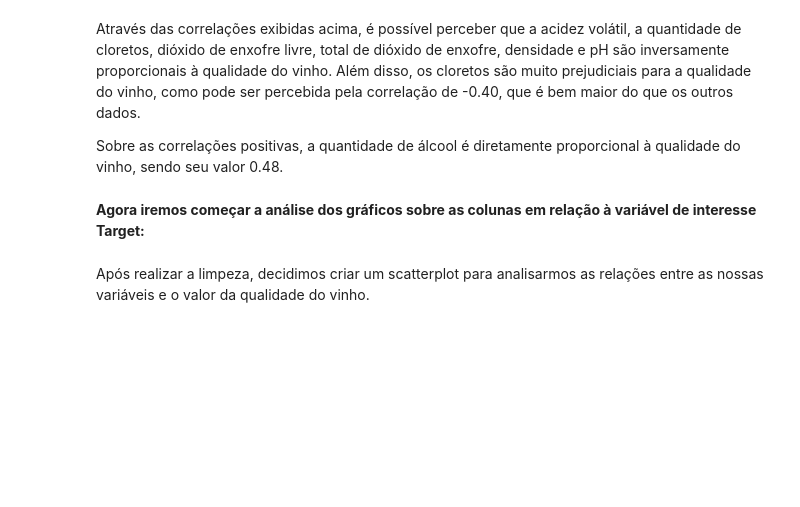
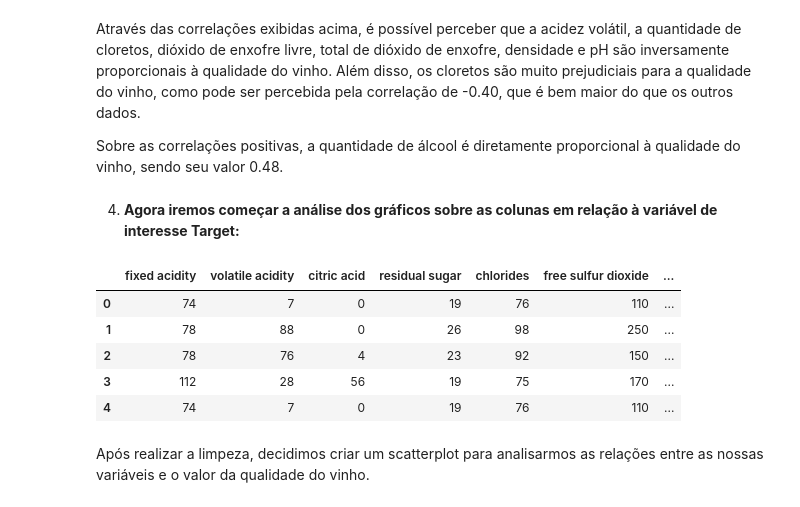
Before and after one commit to insper-classroom/22-2a-cd-p2-grupo_henriques_e_lari, a Jupyter notebook: Projeto_lari.ipynb, the cells around one changed output. Drawn from its saved outputs; the diff is of its cells as text; code cells hidden in the pictures; blank space fills up the shorter version.

```diff
--- a/Projeto_lari.ipynb
+++ b/Projeto_lari.ipynb
@@ -291,4 +330,4 @@ Através das correlações exibidas acima, é possível perceber que a acidez vo
 
 Sobre as correlações positivas, a quantidade de álcool é diretamente proporcional à qualidade do vinho, sendo seu valor 0.48.
 # %% [markdown]
-**Agora iremos começar a análise dos gráficos sobre as colunas em relação à variável de interesse Target:**
+4) **Agora iremos começar a análise dos gráficos sobre as colunas em relação à variável de interesse Target:**
@@ -297,5 +334,12 @@ vinho = dados.drop(["Id"], axis=1)
 # %%
-vinho.head()
+dados.head()
+# %% [output]
+|  | fixed acidity | volatile acidity | citric acid | residual sugar | chlorides | free sulfur dioxide | ... |
+| 0 | 74 | 7 | 0 | 19 | 76 | 110 | ... |
+| 1 | 78 | 88 | 0 | 26 | 98 | 250 | ... |
+| 2 | 78 | 76 | 4 | 23 | 92 | 150 | ... |
+| 3 | 112 | 28 | 56 | 19 | 75 | 170 | ... |
+| 4 | 74 | 7 | 0 | 19 | 76 | 110 | ... |
 # %% [markdown]
 Após realizar a limpeza, decidimos criar um scatterplot para analisarmos as relações entre as nossas variáveis e o valor da qualidade do vinho.
 # %%
```
Also changed, not shown: parts of 52 cells of this notebook, 2 other files.
